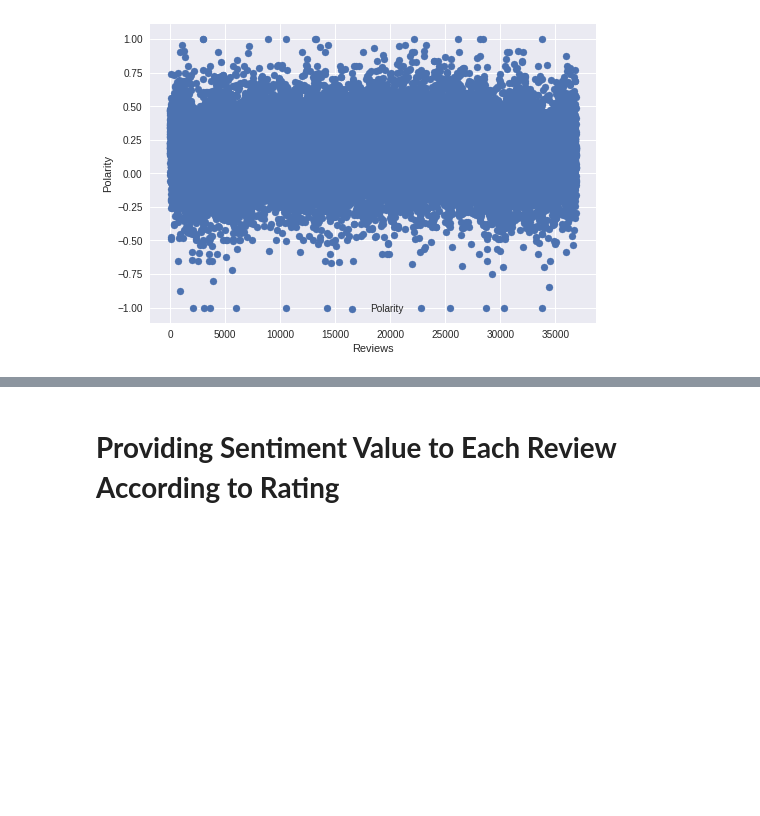
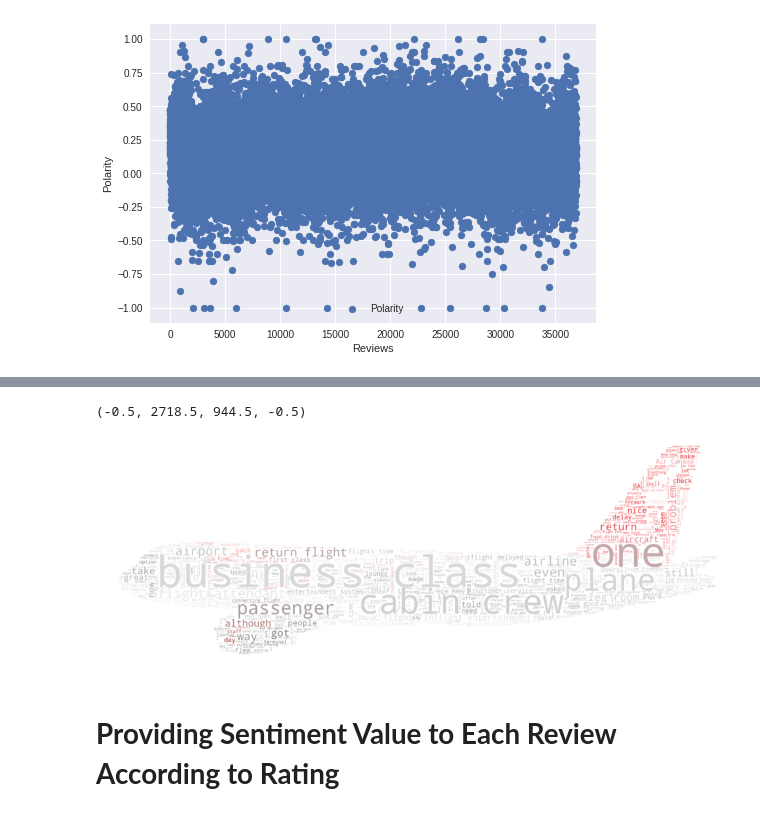
Before and after one commit to vkunal1996/Airport-Reviews-Analysis, a Jupyter notebook: Airline_Quality_Service.ipynb, the cells around one changed output, grey strips where cells are left out. Cells and saved outputs as stored; diff of their text form; code cells hidden in the pictures; blank space fills up the shorter version.

```diff
--- a/Airline_Quality_Service.ipynb
+++ b/Airline_Quality_Service.ipynb
@@ -155,3 +173,20 @@ plt.legend()
+# %%
+from PIL import Image
+import requests
+from io import BytesIO
+response = requests.get("http://www.pngmart.com/files/7/Modern-Plane-PNG-HD.png")
+
+mask = np.array(Image.open(BytesIO(response.content)))
+wordcloud_fra = WordCloud(background_color="white", mode="RGBA", max_words=1000, mask=mask).generate(text)
+
+# create coloring from image
+image_colors = ImageColorGenerator(mask)
+plt.figure(figsize=[16,16])
+plt.imshow(wordcloud_fra.recolor(color_func=image_colors), interpolation="bilinear")
+plt.axis("off")
+# %% [output]
+(-0.5, 2718.5, 944.5, -0.5)
+[figure, added]
 # %% [markdown]
 # **Providing Sentiment Value to Each Review According to Rating**
 # %%
```
Also changed, not shown: parts of 4 cells of this notebook.
